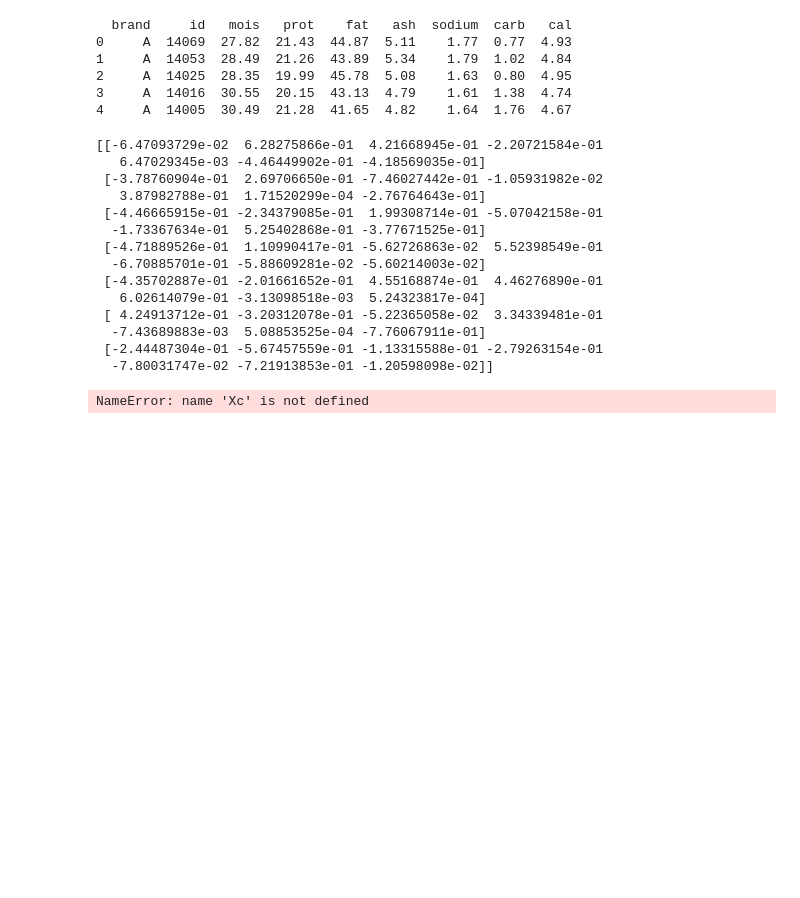
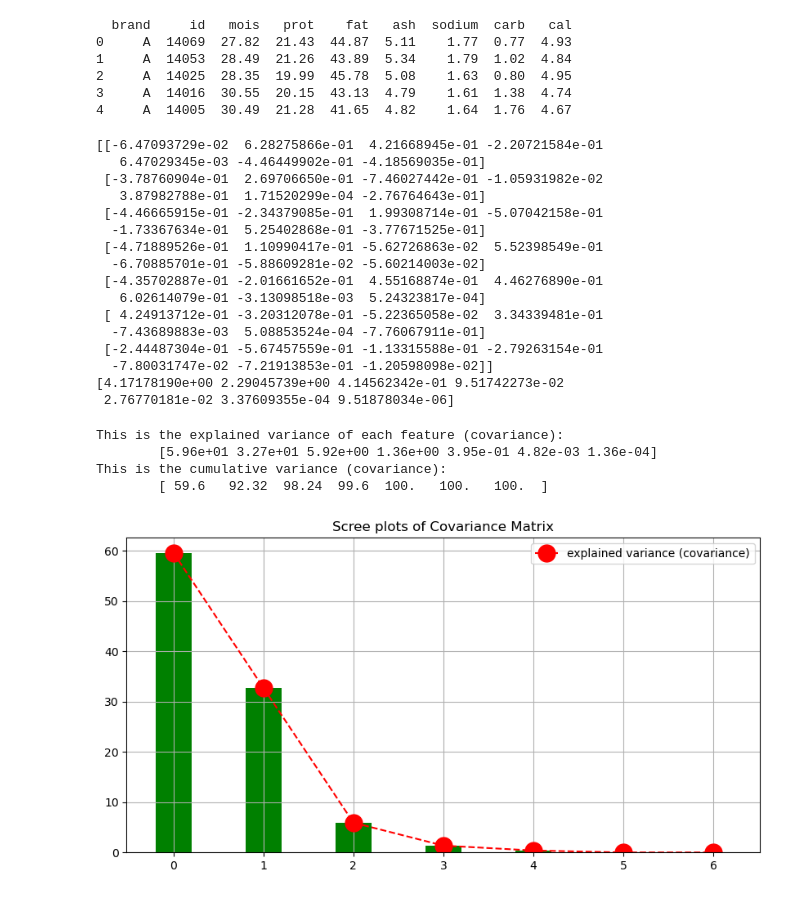
Before and after one commit to HannoFandrich/pca_ppca, a Jupyter notebook: PCA.ipynb, the cells around one changed output. Drawn from its saved outputs; the diff is of its cells as text; code cells hidden in the pictures; blank space fills up the shorter version.

```diff
--- a/PCA.ipynb
+++ b/PCA.ipynb
@@ -37,7 +38,8 @@ def pca(X, num_components):
     X_standardized = (X - np.mean(X, axis=0)) / np.std(X, axis=0)
 
     # Compute the covariance matrix
-    covariance_matrix = np.cov(X_standardized, rowvar=False)
+    #covariance_matrix = np.cov(X_standardized, rowvar=False)
+    covariance_matrix = np.corrcoef(X_standardized, rowvar=False)
 
     # Compute the eigenvectors and eigenvalues of the covariance matrix
     eigenvalues, eigenvectors = np.linalg.eigh(covariance_matrix)
@@ -49,19 +51,21 @@ def pca(X, num_components):
 
     # Select the top 'num_components' eigenvectors
     selected_eigenvectors = eigenvectors[:, :num_components]
+    selected_eigenvalues = eigenvalues[ :num_components]
 
     # Project the data onto the new subspace defined by the selected eigenvectors
     X_pca = np.dot(X_standardized, selected_eigenvectors)
 
-    return X_pca, selected_eigenvectors
+    return X_pca, selected_eigenvectors, selected_eigenvalues
 
 # Example usage:
 # Assuming 'data' is your dataset as a NumPy array (n_samples, n_features)
 # and you want to reduce it to 2 principal components:
 num_components = 7 #num columns of dataset :)
-data_pca, principal_components = pca(data, num_components)
+data_pca, principal_components, eigenvalues = pca(data, num_components)
 #print(data_pca)
 print(principal_components)
+print(eigenvalues)
 # 'data_pca' now contains the data transformed into the principal component space.
 # 'principal_components' contains the principal components (eigenvectors).
 # %% [output]
@@ -76,35 +80,44 @@ print(principal_components)
  [-4.35702887e-01 -2.01661652e-01  4.55168874e-01  4.46276890e-01
    6.02614079e-01 -3.13098518e-03  5.24323817e-04]
  [ 4.24913712e-01 -3.20312078e-01 -5.22365058e-02  3.34339481e-01
-  -7.43689883e-03  5.08853525e-04 -7.76067911e-01]
+  -7.43689883e-03  5.08853524e-04 -7.76067911e-01]
  [-2.44487304e-01 -5.67457559e-01 -1.13315588e-01 -2.79263154e-01
   -7.80031747e-02 -7.21913853e-01 -1.20598098e-02]]
+[4.17178190e+00 2.29045739e+00 4.14562342e-01 9.51742273e-02
+ 2.76770181e-02 3.37609355e-04 9.51878034e-06]
 # %%
-YC = Xc.dot(principal_components)
-print("This is the dimension of the Y matrix \t {}\n\t(*) using the loadings of the covariance matrix C\n"
-      "\t(*) It must be equal to the dimension of the original dataset\n".format(np.shape(YC)))
 
-total_variation_covariance = np.sum(principal_components)
-explained_variance_covariance = np.asarray(
-    [100*(i/total_variation_covariance) for i in sorted(principal_components, reverse=True)])
-print("This is the explained variance of each feature (covariance):\n\t{}"
-      .format(np.array_str(explained_variance_covariance, precision=2)))
-cumulative_covariance = np.cumsum(explained_variance_covariance)
-print("This is the cumulative variance (covariance):\n\t{}"
-      .format(np.array_str(cumulative_covariance, precision=2)))
+#YC = np.dot(principal_components)
+#print("This is the dimension of the Y matrix \t {}\n\t(*) using the loadings of the covariance matrix C\n"
+#      "\t(*) It must be equal to the dimension of the original dataset\n".format(np.shape(YC)))
+def explained_variance_plot(eigenvalues, ax):
+      total_variation_covariance = np.sum(eigenvalues)
+      explained_variance_covariance = np.asarray(
+      [100*(i/total_variation_covariance) for i in sorted(eigenvalues, reverse=True)])
+      print("This is the explained variance of each feature (covariance):\n\t{}"
+            .format(np.array_str(explained_variance_covariance, precision=2)))
+      cumulative_covariance = np.cumsum(explained_variance_covariance)
+      print("This is the cumulative variance (covariance):\n\t{}"
+            .format(np.array_str(cumulative_covariance, precision=2)))
 
-fig1 = plt.figure(1, figsize=(10,6))
-plt.title("Scree plots of Covariance Matrix")
-plt.bar(x=np.arange(np.shape(explained_variance_covariance)[0]),
-        height=explained_variance_covariance,
-        width=0.4, color="green")
-plt.plot(np.arange(np.shape(explained_variance_covariance)[0]),
-         explained_variance_covariance,
-         linestyle="--", marker="o", markersize=15,
-         color="red", label="explained variance (covariance)")
-plt.savefig("images/screeplot_covariance_pizza.png")
-plt.legend()
-plt.grid()
-plt.show()
+      #fig,axes = plt.subplots(nrows=1, ncols=1, figsize=(10, 5))
+      ax.set_title("Scree plots of Covariance Matrix")
+      ax.bar(x=np.arange(np.shape(explained_variance_covariance)[0]),
+            height=explained_variance_covariance,
+            width=0.4, color="green")
+      ax.plot(np.arange(np.shape(explained_variance_covariance)[0]),
+            explained_variance_covariance,
+            linestyle="--", marker="o", markersize=15,
+            color="red", label="explained variance (covariance)")
+      #axes.savefig("images/screeplot_covariance_pizza.png")
+      ax.legend()
+      ax.grid()
+      return explained_variance_covariance
+
+explained_variance_plot(eigenvalues)
 # %% [output]
-NameError: name 'Xc' is not defined
+This is the explained variance of each feature (covariance):
+        [5.96e+01 3.27e+01 5.92e+00 1.36e+00 3.95e-01 4.82e-03 1.36e-04]
+This is the cumulative variance (covariance):
+        [ 59.6   92.32  98.24  99.6  100.   100.   100.  ]
+[figure, added]
```
Also changed, not shown: parts of 3 cells of this notebook, 19 other files.
